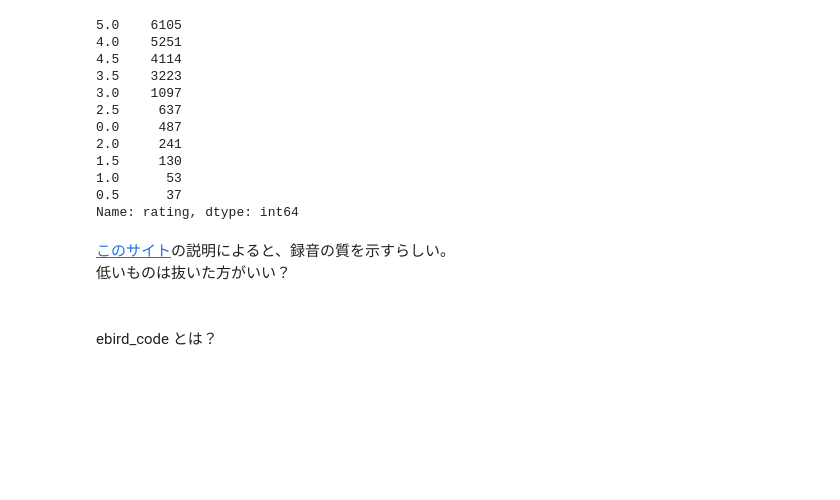
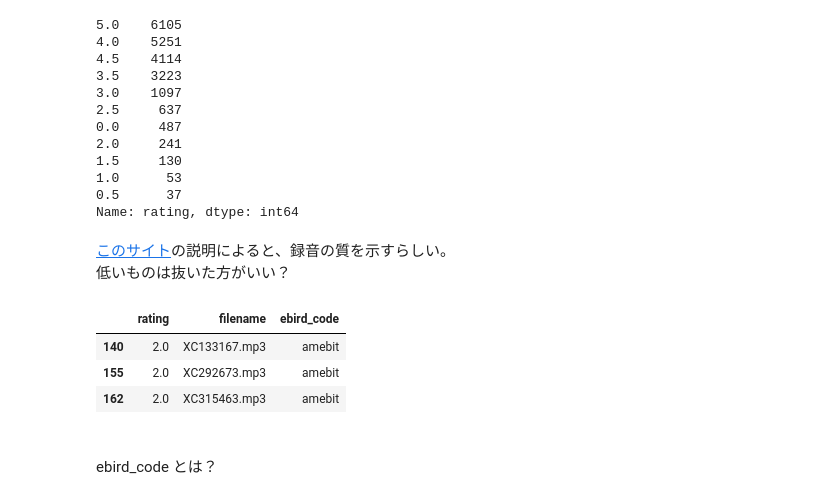
Before and after one commit to fkubota/kaggle-Cornell-Birdcall-Identification, a Jupyter notebook: nb/001_eda.ipynb, the cells around one changed output. Saved outputs shown, nothing was run; the diff lists cells and outputs as text; code cells hidden in the pictures; blank space fills up the shorter version.

```diff
--- a/nb/001_eda.ipynb
+++ b/nb/001_eda.ipynb
@@ -159,6 +159,14 @@ Name: rating, dtype: int64
 # %% [markdown]
 [このサイト](https://www.xeno-canto.org/134874)の説明によると、録音の質を示すらしい。
 低いものは抜いた方がいい？
+# %%
+mask = df_train['rating'] == 2
+df_train[['rating', 'filename', 'ebird_code']][mask].head(3)
+# %% [output]
+|  | rating | filename | ebird_code |
+| 140 | 2.0 | XC133167.mp3 | amebit |
+| 155 | 2.0 | XC292673.mp3 | amebit |
+| 162 | 2.0 | XC315463.mp3 | amebit |
 # %% [markdown]
 <br>
 
```
Also changed, not shown: parts of 4 cells of this notebook, 26 other files.
